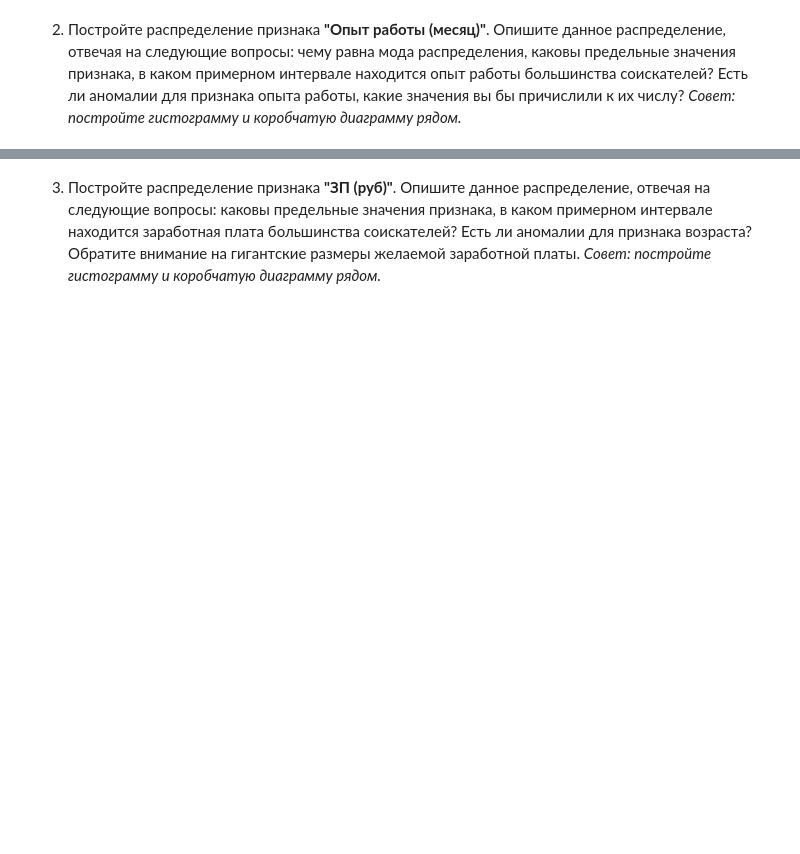
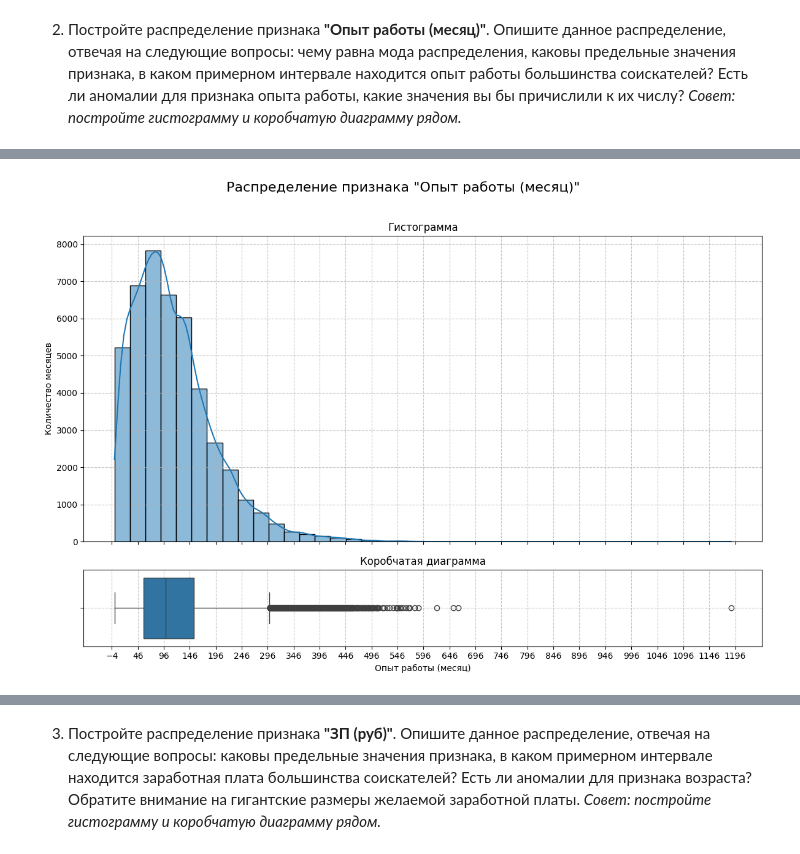
Before and after one commit to orenkant/MIFI, a Jupyter notebook: PYTHON_Сессионное_задание.ipynb, the cells around one changed output, grey strips where cells are left out. Cells and saved outputs as stored; diff of their text form; code cells hidden in the pictures; blank space fills up the shorter version.

```diff
--- a/PYTHON_Сессионное_задание.ipynb
+++ b/PYTHON_Сессионное_задание.ipynb
@@ -455,0 +590,43 @@ merged_left_df['ЗП (руб)'].median()
+# %%
+# ваш код здесь
+fig, (ax_hist, ax_box) = plt.subplots(
+        2, 1,
+        figsize=(12, 8),
+        sharex=True,
+        gridspec_kw={'height_ratios': [4, 1]}
+    )
+
+sns.histplot(
+        data=graph_df,
+        x='Опыт работы (месяц)',
+        kde=True,
+        bins=40,
+        ax=ax_hist
+    )
+
+ax_hist.set_title('Гистограмма')
+ax_hist.set_xlabel('')
+ax_hist.set_ylabel('Количество месяцев')
+ax_hist.grid(True, linestyle='--', alpha=0.7)
+
+sns.boxplot(
+        data=graph_df,
+        x='Опыт работы (месяц)',
+        ax=ax_box
+    )
+ax_box.set_title('Коробчатая диаграмма')
+ax_box.set_xlabel('Опыт работы (месяц)')
+ax_box.set_ylabel('')
+ax_box.grid(True, linestyle='--', alpha=0.7)
+
+start_tick = graph_df['Опыт работы (месяц)'].min()-5
+end_tick = graph_df['Опыт работы (месяц)'].max()+5
+x_ticks = np.arange(start_tick, end_tick + 50, 50)
+ax_box.set_xticks(x_ticks)
+
+plt.suptitle('Распределение признака "Опыт работы (месяц)"', fontsize=16, y=1.02)
+plt.tight_layout()
+
+plt.show()
+# %% [output]
+[figure, added]
```
Also changed, not shown: parts of 103 cells of this notebook.
